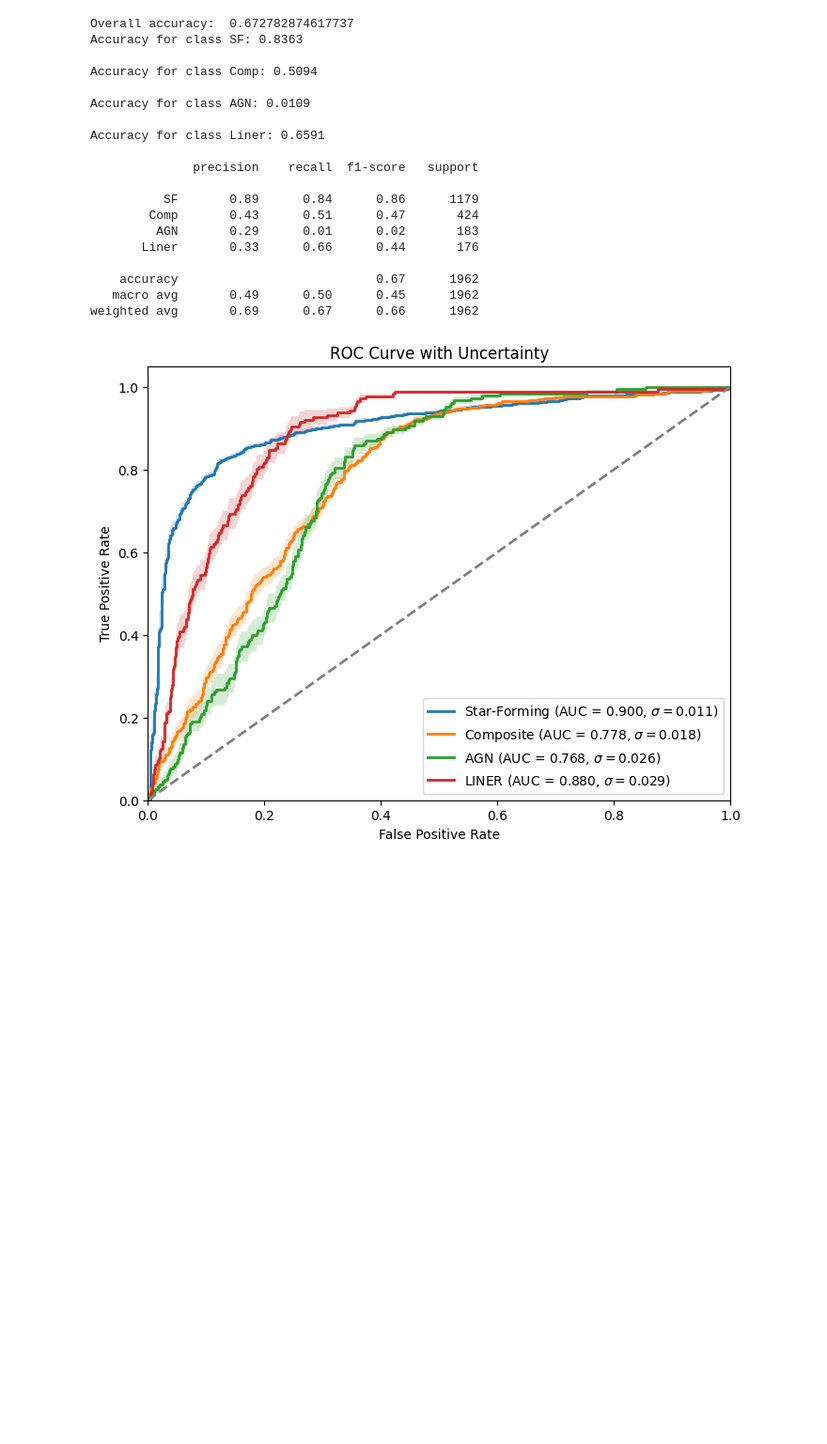
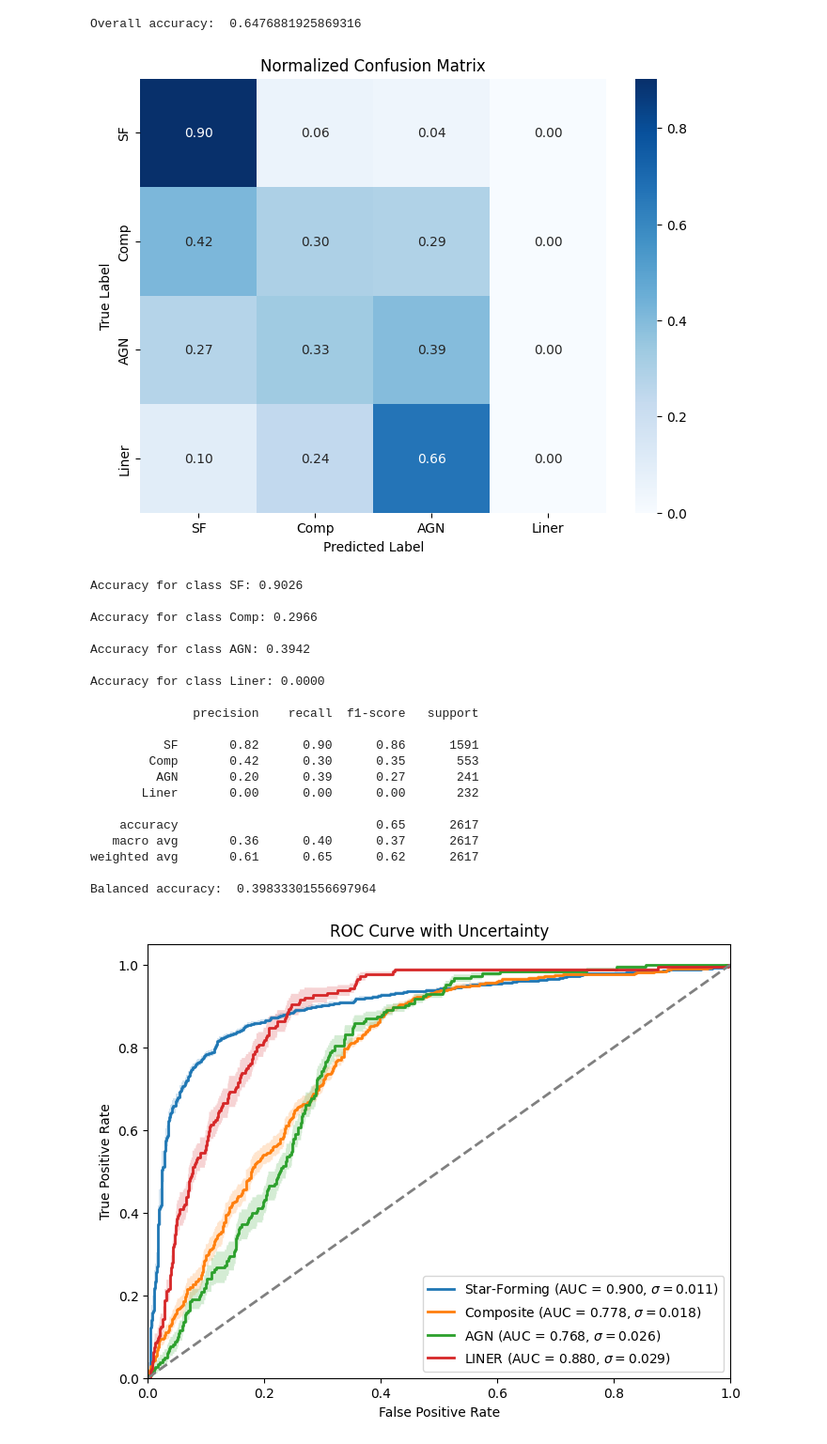
Before and after one commit to lorlo9999/DeepLearningProject, a Jupyter notebook: NeuralNetwork/ColorsNN.ipynb, the cells around one changed output. Shown: that part at 94% size. Cells and saved outputs as stored; diff of their text form; code cells hidden in the pictures; blank space fills up the shorter version.

```diff
--- a/NeuralNetwork/ColorsNN.ipynb
+++ b/NeuralNetwork/ColorsNN.ipynb
@@ -150,44 +158,67 @@ pred = model.predict(X_test,verbose=0)
 # %%
+import seaborn as sns
+from sklearn.metrics import balanced_accuracy_score
+
 #calculate accuracy
 from sklearn.metrics import accuracy_score
-y_pred = np.argmax(pred, axis=1)
+y_pred = y_pred_adjusted
 y_true = np.argmax(y_test, axis=1)
 accuracy = accuracy_score(y_true, y_pred)
 print("Overall accuracy: ", accuracy)
 
 #calculate confusion matrix
 from sklearn.metrics import confusion_matrix
 cm = confusion_matrix(y_true, y_pred)
-#print(cm)
+
+per_class_accuracy = cm.diagonal() / cm.sum(axis=1)
+
+# Normalize confusion matrix
+cm_normalized = cm.astype('float') / cm.sum(axis=1)[:, np.newaxis]
+
+# Plot confusion matrix
+plt.figure(figsize=(8, 6))
+sns.heatmap(cm_normalized, annot=True, fmt=".2f", cmap="Blues", xticklabels=labels, yticklabels=labels)
+plt.xlabel("Predicted Label")
+plt.ylabel("True Label")
+plt.title("Normalized Confusion Matrix")
+plt.savefig("../plots/NN-colors-confusion_matrix.png")
+plt.show()
 
 per_class_accuracy = cm.diagonal() / cm.sum(axis=1)
 
 for i, acc in enumerate(per_class_accuracy):
     print(f"Accuracy for class {labels[i]}: {acc:.4f} \n")
 
 #calculate accuracy for each of the 4 classes
 from sklearn.metrics import classification_report
 print(classification_report(y_true, y_pred, target_names=labels))
+
+#balanced accuracy
+balanced_accuracy = balanced_accuracy_score(y_true, y_pred)
+print("Balanced accuracy: ", balanced_accuracy)
 # %% [output]
-Overall accuracy:  0.672782874617737
-Accuracy for class SF: 0.8363
-
-Accuracy for class Comp: 0.5094
-
-Accuracy for class AGN: 0.0109
-
-Accuracy for class Liner: 0.6591
-
-              precision    recall  f1-score   support
-
-          SF       0.89      0.84      0.86      1179
-        Comp       0.43      0.51      0.47       424
-         AGN       0.29      0.01      0.02       183
-       Liner       0.33      0.66      0.44       176
-
-    accuracy                           0.67      1962
-   macro avg       0.49      0.50      0.45      1962
-weighted avg       0.69      0.67      0.66      1962
+Overall accuracy:  0.6476881925869316
+[figure, added]
+Accuracy for class SF: 0.9026
+
+Accuracy for class Comp: 0.2966
+
+Accuracy for class AGN: 0.3942
+
+Accuracy for class Liner: 0.0000
+
+              precision    recall  f1-score   support
+
+          SF       0.82      0.90      0.86      1591
+        Comp       0.42      0.30      0.35       553
+         AGN       0.20      0.39      0.27       241
+       Liner       0.00      0.00      0.00       232
+
+    accuracy                           0.65      2617
+   macro avg       0.36      0.40      0.37      2617
+weighted avg       0.61      0.65      0.62      2617
+
+Balanced accuracy:  0.39833301556697964
 # %%
 from sklearn.metrics import roc_curve, auc
 import matplotlib.pyplot as plt
```
Also changed, not shown: parts of 5 cells of this notebook, 7 other files.
